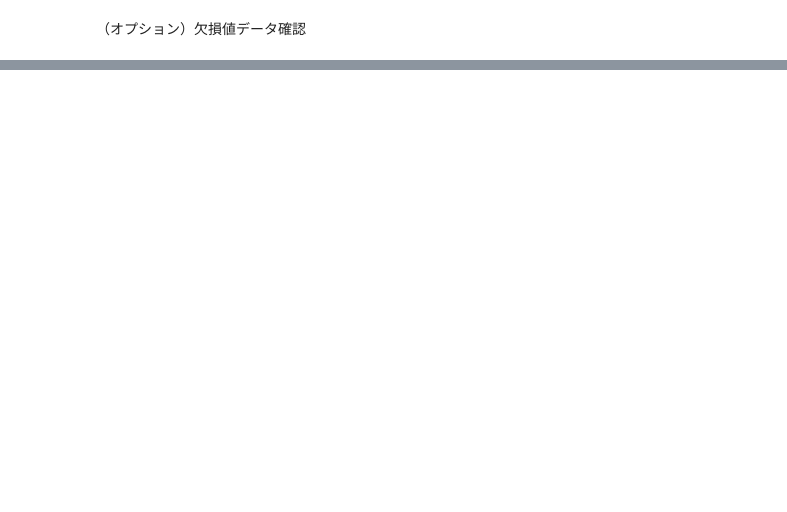
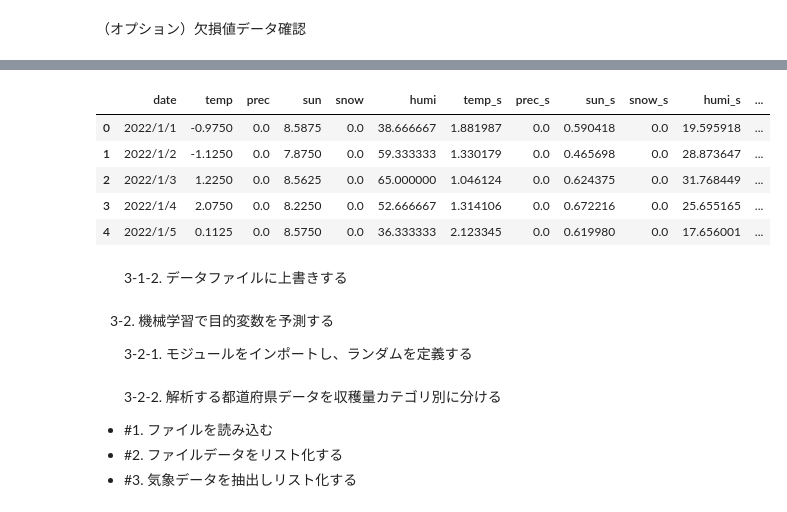
Before and after one commit to Yuk001/portfolio, a Jupyter notebook: DataAnalysis_01.ipynb, the cells around one changed output, grey strips where cells are left out. Cells and saved outputs as stored; diff of their text form; code cells hidden in the pictures; blank space fills up the shorter version.

```diff
--- a/DataAnalysis_01.ipynb
+++ b/DataAnalysis_01.ipynb
@@ -651,0 +835,49 @@ result_df
+# %%
+#1 pandasをインポートする
+import pandas as pd
+
+#2 都道府県データを読み込む
+df = pd.read_csv('/content/YMN_df.csv')
+
+#3 ブロッコリー収穫量に応じてクラス分けし、以下の条件でカテゴリごとにデータフレームに追加する
+# カテゴリclass_2 収穫量1010kg/10a全国平均より多い(=0)、少ない(=1)
+if df['Broc'][0] > 1010:
+  df['Broc_class2'] = 0
+else:
+  df['Broc_class2'] = 1
+
+# カテゴリclass_6 収穫量に応じで6段階のクラス　0多い→5少ない
+if df['Broc'][0] > 1400:
+  df['Broc_class6'] = 0
+elif 1400 >= df['Broc'][0] > 1200:
+  df['Broc_class6'] = 1
+elif 1200 >= df['Broc'][0] > 1010:
+  df['Broc_class6'] = 2
+elif 1010 >= df['Broc'][0] > 800:
+  df['Broc_class6'] = 3
+elif 800 >= df['Broc'][0] > 600:
+  df['Broc_class6'] = 4
+else:
+  df['Broc_class6'] = 5
+
+# カテゴリclass_4 収穫量に応じて4段階のクラス 0多い 3少ない
+if df['Broc'][0] > 1300:
+  df['Broc_class4'] = 0
+elif 1300 >= df['Broc'][0] > 1010:
+  df['Broc_class4'] = 1
+elif 1010 >= df['Broc'][0] > 700:
+  df['Broc_class4'] = 2
+else:
+  df['Broc_class4'] = 3
+
+#4 カテゴリの追加についてデータフレームを確認
+df.head()
+# %% [output]
+|  | date | temp | prec | sun | snow | humi | temp_s | prec_s | sun_s | snow_s | humi_s | ... |
+| 0 | 2022/1/1 | -0.9750 | 0.0 | 8.5875 | 0.0 | 38.666667 | 1.881987 | 0.0 | 0.590418 | 0.0 | 19.595918 | ... |
+| 1 | 2022/1/2 | -1.1250 | 0.0 | 7.8750 | 0.0 | 59.333333 | 1.330179 | 0.0 | 0.465698 | 0.0 | 28.873647 | ... |
+| 2 | 2022/1/3 | 1.2250 | 0.0 | 8.5625 | 0.0 | 65.000000 | 1.046124 | 0.0 | 0.624375 | 0.0 | 31.768449 | ... |
+| 3 | 2022/1/4 | 2.0750 | 0.0 | 8.2250 | 0.0 | 52.666667 | 1.314106 | 0.0 | 0.672216 | 0.0 | 25.655165 | ... |
+| 4 | 2022/1/5 | 0.1125 | 0.0 | 8.5750 | 0.0 | 36.333333 | 2.123345 | 0.0 | 0.619980 | 0.0 | 17.656001 | ... |
+# %% [markdown]
+　　3-1-2. データファイルに上書きする
@@ -651,0 +886,4 @@ result_df
+# %% [markdown]
+　3-2. 機械学習で目的変数を予測する
+
+　　3-2-1. モジュールをインポートし、ランダムを定義する
@@ -651,0 +900,5 @@ result_df
+# %% [markdown]
+　　3-2-2. 解析する都道府県データを収穫量カテゴリ別に分ける
+*   #1. ファイルを読み込む
+*   #2. ファイルデータをリスト化する
+*   #3. 気象データを抽出しリスト化する
```
Also changed, not shown: parts of 136 cells of this notebook.
